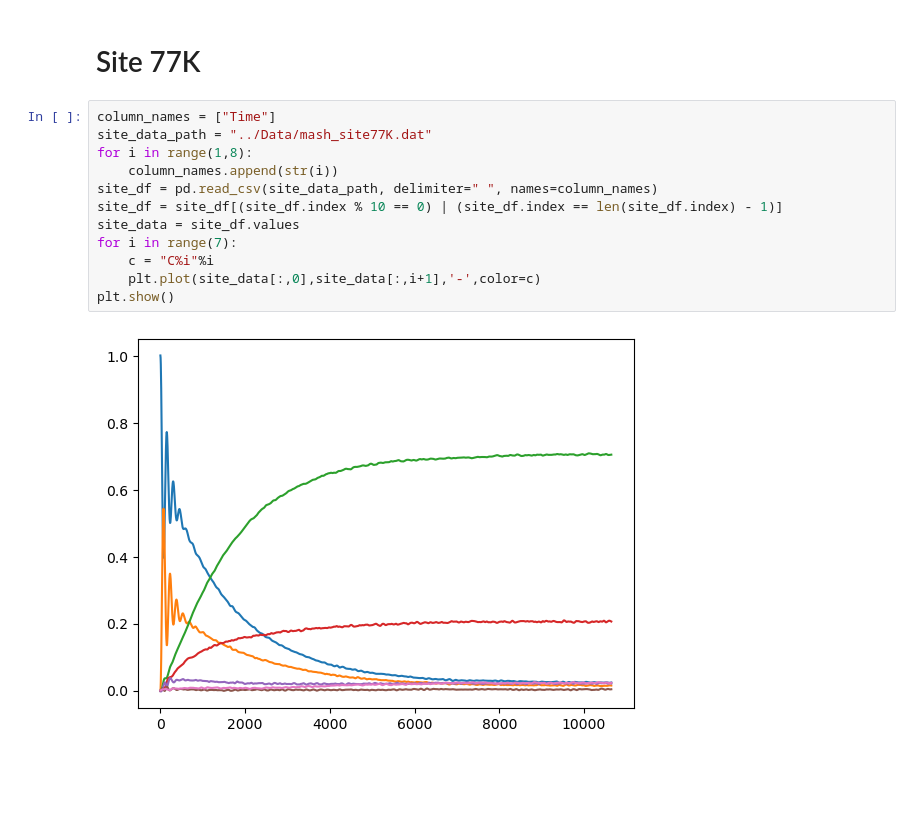
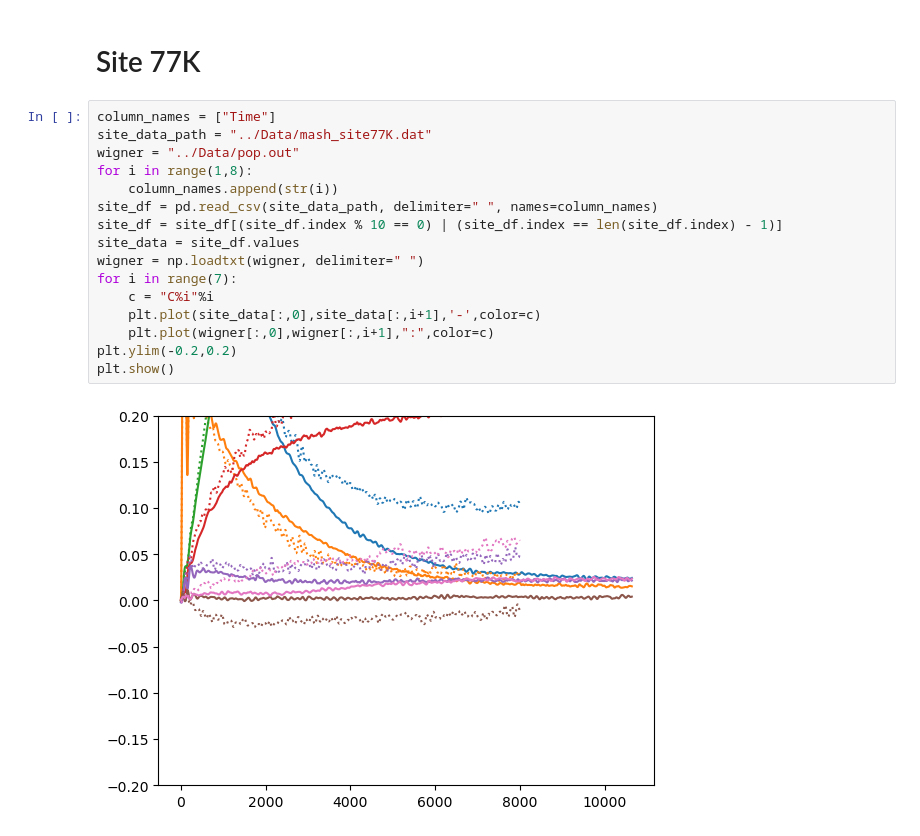
Before and after one commit to chloe-cyc/Part-II, a Jupyter notebook: MASH_optimization/t_1_2_Testing/plot_train_test.ipynb, the cells around one changed output. Drawn from its saved outputs; the diff is of its cells as text; blank space fills up the shorter version.

```diff
--- a/MASH_optimization/t_1_2_Testing/plot_train_test.ipynb
+++ b/MASH_optimization/t_1_2_Testing/plot_train_test.ipynb
@@ -142,16 +142,20 @@ plt.show()
 # %%
 column_names = ["Time"]
 site_data_path = "../Data/mash_site77K.dat"
+wigner = "../Data/pop.out"
 for i in range(1,8):
     column_names.append(str(i))
 site_df = pd.read_csv(site_data_path, delimiter=" ", names=column_names)
 site_df = site_df[(site_df.index % 10 == 0) | (site_df.index == len(site_df.index) - 1)]
 site_data = site_df.values
+wigner = np.loadtxt(wigner, delimiter=" ")
 for i in range(7):
     c = "C%i"%i
     plt.plot(site_data[:,0],site_data[:,i+1],'-',color=c)
+    plt.plot(wigner[:,0],wigner[:,i+1],":",color=c)
+plt.ylim(-0.2,0.2)
 plt.show()
 # %% [output]
-[figure, old version]
+[figure, new version]
 # %%
 #Full Train
```
Also changed, not shown: parts of 5 cells of this notebook, 49 other files.
